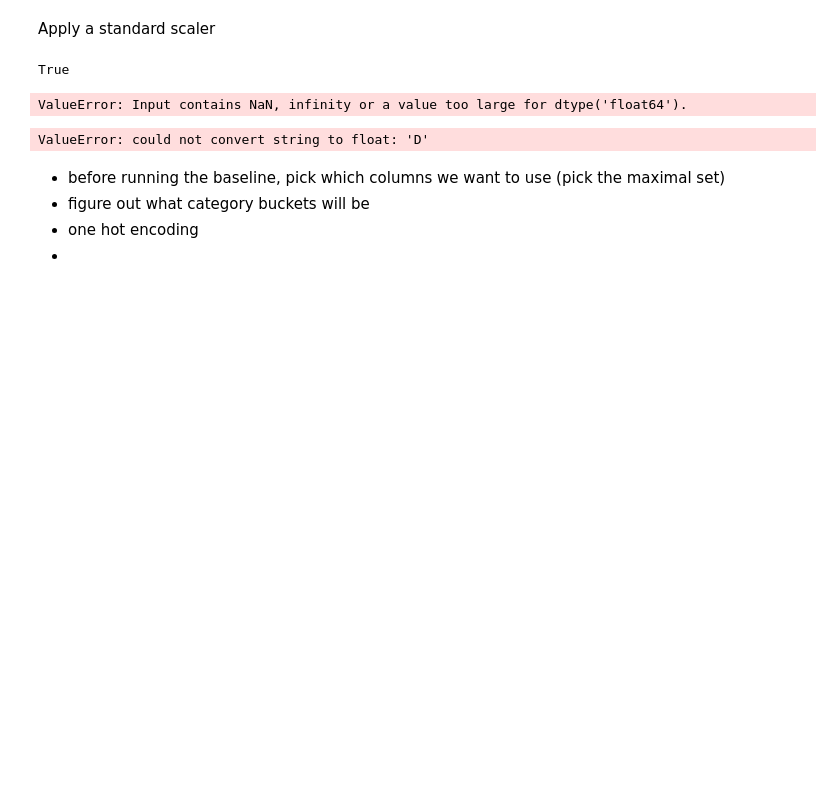
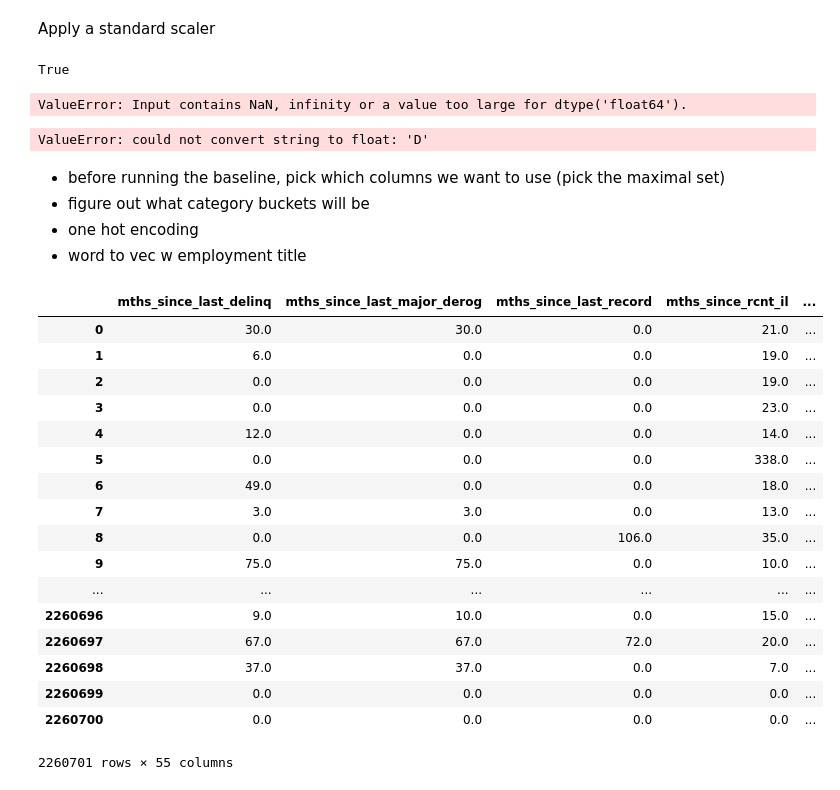
Before and after one commit to dwhisler/CS230-Project, a Jupyter notebook: src/LoanExploration.ipynb, the cells around one changed output. Cells and saved outputs as stored; diff of their text form; code cells hidden in the pictures; blank space fills up the shorter version.

```diff
--- a/src/LoanExploration.ipynb
+++ b/src/LoanExploration.ipynb
@@ -346,4 +410,4 @@ plt.show()
 - before running the baseline, pick which columns we want to use (pick the maximal set)
 - figure out what category buckets will be
 - one hot encoding
--
+- word to vec w employment title
@@ -349,0 +477,21 @@ plt.show()
+# %%
+df[col_fillna].fillna(0)
+# %% [output]
+|  | mths_since_last_delinq | mths_since_last_major_derog | mths_since_last_record | mths_since_rcnt_il | ... |
+| 0 | 30.0 | 30.0 | 0.0 | 21.0 | ... |
+| 1 | 6.0 | 0.0 | 0.0 | 19.0 | ... |
+| 2 | 0.0 | 0.0 | 0.0 | 19.0 | ... |
+| 3 | 0.0 | 0.0 | 0.0 | 23.0 | ... |
+| 4 | 12.0 | 0.0 | 0.0 | 14.0 | ... |
+| 5 | 0.0 | 0.0 | 0.0 | 338.0 | ... |
+| 6 | 49.0 | 0.0 | 0.0 | 18.0 | ... |
+| 7 | 3.0 | 3.0 | 0.0 | 13.0 | ... |
+| 8 | 0.0 | 0.0 | 106.0 | 35.0 | ... |
+| 9 | 75.0 | 75.0 | 0.0 | 10.0 | ... |
+| ... | ... | ... | ... | ... | ... |
+| 2260696 | 9.0 | 10.0 | 0.0 | 15.0 | ... |
+| 2260697 | 67.0 | 67.0 | 72.0 | 20.0 | ... |
+| 2260698 | 37.0 | 37.0 | 0.0 | 7.0 | ... |
+| 2260699 | 0.0 | 0.0 | 0.0 | 0.0 | ... |
+| 2260700 | 0.0 | 0.0 | 0.0 | 0.0 | ... |
+2260701 rows × 55 columns
```
Also changed, not shown: parts of 13 cells of this notebook.
